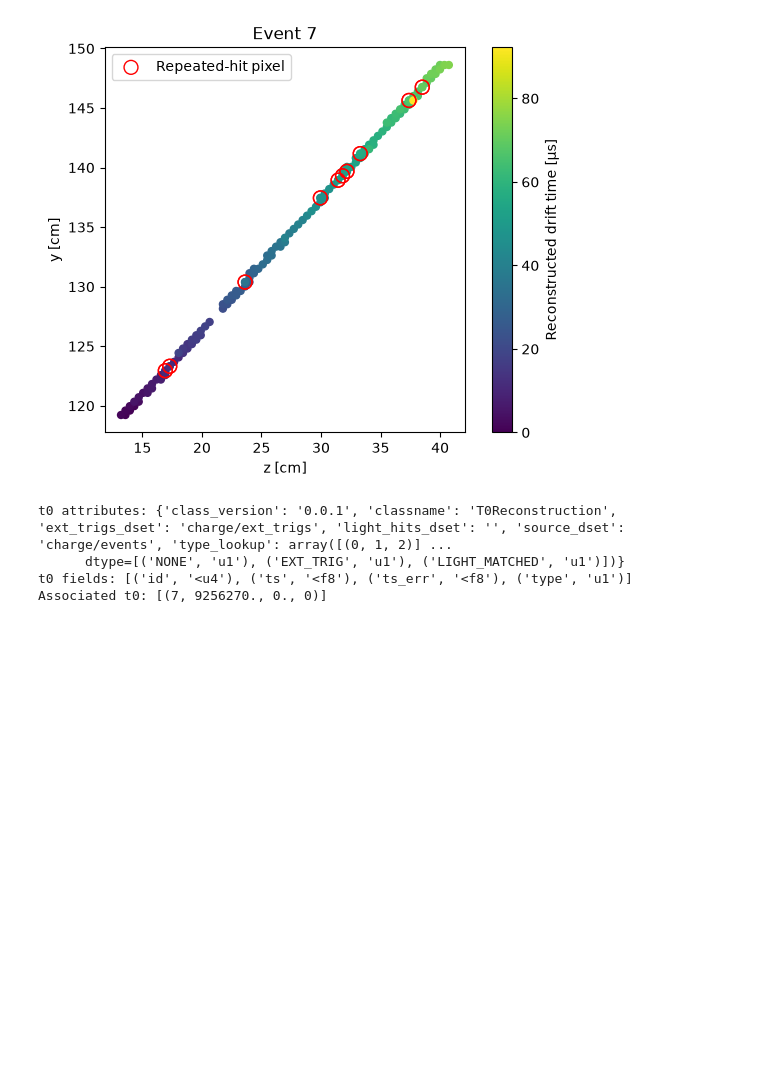
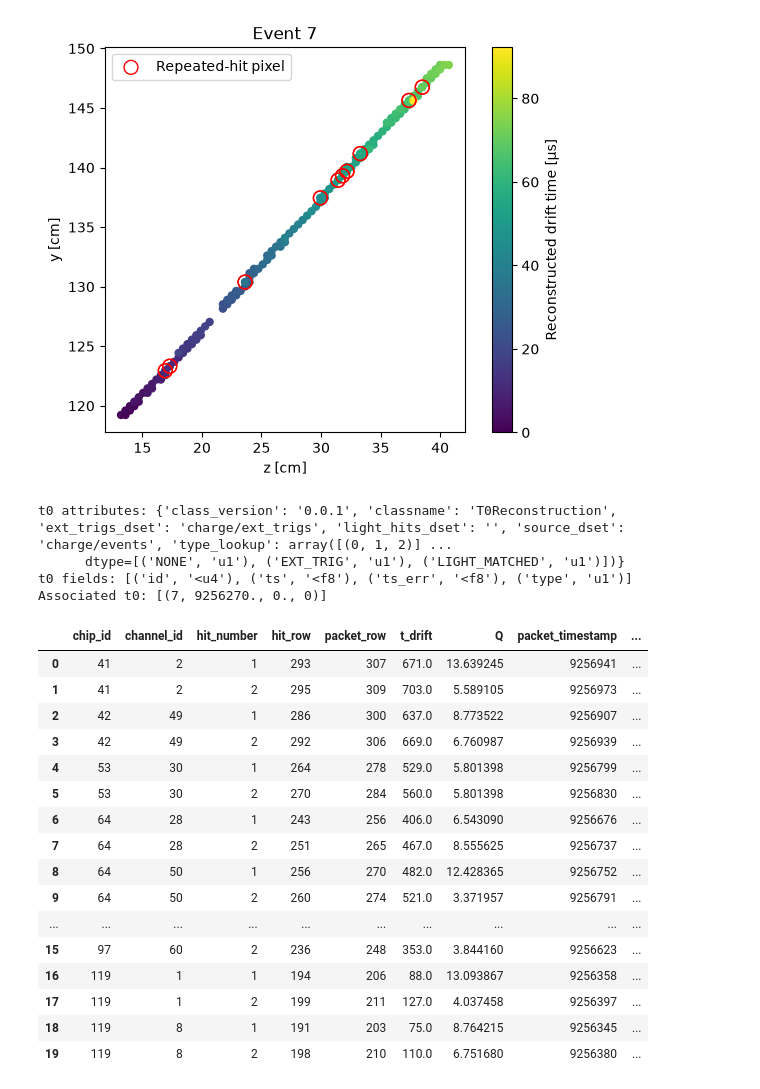
Before and after one commit to caborden/dune-nd-mip-calib, a Jupyter notebook: FSDcubeData.ipynb, the cells around one changed output. Saved outputs shown, nothing was run; the diff lists cells and outputs as text; code cells hidden in the pictures; blank space fills up the shorter version.

Commit message:
Update FSD-cube data inspection notebook

```diff
--- a/FSDcubeData.ipynb
+++ b/FSDcubeData.ipynb
@@ -296,3 +296,69 @@ t0 attributes: {'class_version': '0.0.1', 'classname': 'T0Reconstruction', 'ext_
       dtype=[('NONE', 'u1'), ('EXT_TRIG', 'u1'), ('LIGHT_MATCHED', 'u1')])}
 t0 fields: [('id', '<u4'), ('ts', '<f8'), ('ts_err', '<f8'), ('type', 'u1')]
 Associated t0: [(7, 9256270., 0., 0)]
+# %%
+def linked_rows(f, source, target, source_row):
+    base = f"{source}/ref/{target}"
+    region = f[f"{base}/ref_region"][source_row]
+    links = f[f"{base}/ref"][
+        int(region["start"]):int(region["stop"])
+    ]
+    return links[links[:, 0] == source_row, 1].astype(np.int64)
+
+multiplicity = ordered.groupby(pixel_key)["id"].transform("size")
+candidate_hits = ordered.loc[multiplicity == 2]
+
+records = []
+with h5py.File(input_file, "r", locking=False) as f:
+    for hit in candidate_hits.to_dict("records"):
+        packet_rows = linked_rows(
+            f, "charge/calib_prompt_hits", "charge/packets",
+            int(hit["hit_row"])
+        )
+
+        if len(packet_rows) != 1:
+            raise ValueError(
+                f"Hit {hit['hit_row']} has {len(packet_rows)} packet links"
+            )
+
+        packet_row = int(packet_rows[0])
+        packet = f["charge/packets/data"][packet_row]
+
+        record = {
+            **hit,
+            "packet_row": packet_row,
+        }
+        for field in [
+            "io_group", "io_channel", "chip_id", "channel_id",
+            "packet_type", "timestamp", "dataword", "valid_parity",
+            "trigger_type", "reset_sample_flag", "cds_flag"
+        ]:
+            record[f"packet_{field}"] = packet[field].item()
+
+        records.append(record)
+
+packet_check = pd.DataFrame(records)
+display(packet_check[[
+    "chip_id", "channel_id", "hit_number", "hit_row", "packet_row",
+    "t_drift", "Q", "packet_timestamp", "packet_dataword",
+    "packet_valid_parity", "packet_trigger_type",
+    "packet_reset_sample_flag", "packet_cds_flag"
+]])
+# %% [output]
+|  | chip_id | channel_id | hit_number | hit_row | packet_row | t_drift | Q | packet_timestamp | ... |
+| 0 | 41 | 2 | 1 | 293 | 307 | 671.0 | 13.639245 | 9256941 | ... |
+| 1 | 41 | 2 | 2 | 295 | 309 | 703.0 | 5.589105 | 9256973 | ... |
+| 2 | 42 | 49 | 1 | 286 | 300 | 637.0 | 8.773522 | 9256907 | ... |
+| 3 | 42 | 49 | 2 | 292 | 306 | 669.0 | 6.760987 | 9256939 | ... |
+| 4 | 53 | 30 | 1 | 264 | 278 | 529.0 | 5.801398 | 9256799 | ... |
+| 5 | 53 | 30 | 2 | 270 | 284 | 560.0 | 5.801398 | 9256830 | ... |
+| 6 | 64 | 28 | 1 | 243 | 256 | 406.0 | 6.543090 | 9256676 | ... |
+| 7 | 64 | 28 | 2 | 251 | 265 | 467.0 | 8.555625 | 9256737 | ... |
+| 8 | 64 | 50 | 1 | 256 | 270 | 482.0 | 12.428365 | 9256752 | ... |
+| 9 | 64 | 50 | 2 | 260 | 274 | 521.0 | 3.371957 | 9256791 | ... |
+| ... | ... | ... | ... | ... | ... | ... | ... | ... | ... |
+| 15 | 97 | 60 | 2 | 236 | 248 | 353.0 | 3.844160 | 9256623 | ... |
+| 16 | 119 | 1 | 1 | 194 | 206 | 88.0 | 13.093867 | 9256358 | ... |
+| 17 | 119 | 1 | 2 | 199 | 211 | 127.0 | 4.037458 | 9256397 | ... |
+| 18 | 119 | 8 | 1 | 191 | 203 | 75.0 | 8.764215 | 9256345 | ... |
+| 19 | 119 | 8 | 2 | 198 | 210 | 110.0 | 6.751680 | 9256380 | ... |
```
